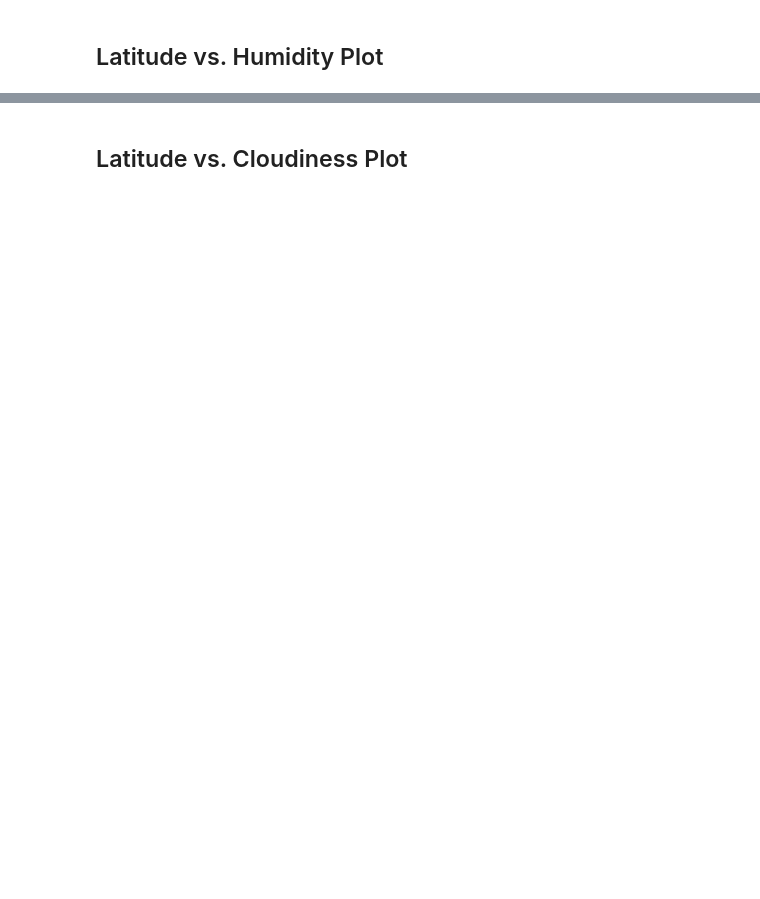
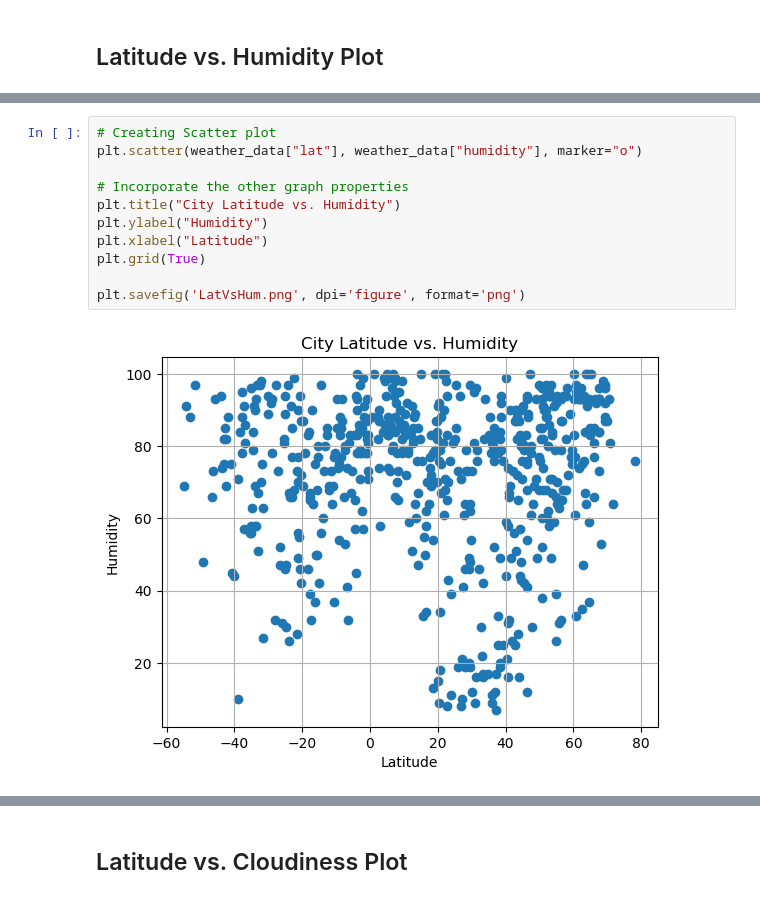
Before and after one commit to AugustALarson/Weather-Analysis, a Jupyter notebook: Instructions/starter_code/WeatherAPI.ipynb, the cells around one changed output, grey strips where cells are left out. Cells and saved outputs as stored; diff of their text form; blank space fills up the shorter version.

```diff
--- a/Instructions/starter_code/WeatherAPI.ipynb
+++ b/Instructions/starter_code/WeatherAPI.ipynb
@@ -142,0 +233,13 @@ Int64Index([], dtype='int64')
+# %%
+# Creating Scatter plot
+plt.scatter(weather_data["lat"], weather_data["humidity"], marker="o")
+
+# Incorporate the other graph properties
+plt.title("City Latitude vs. Humidity")
+plt.ylabel("Humidity")
+plt.xlabel("Latitude")
+plt.grid(True)
+
+plt.savefig('LatVsHum.png', dpi='figure', format='png')
+# %% [output]
+[figure, added]
```
Also changed, not shown: parts of 50 cells of this notebook, 16 other files.
